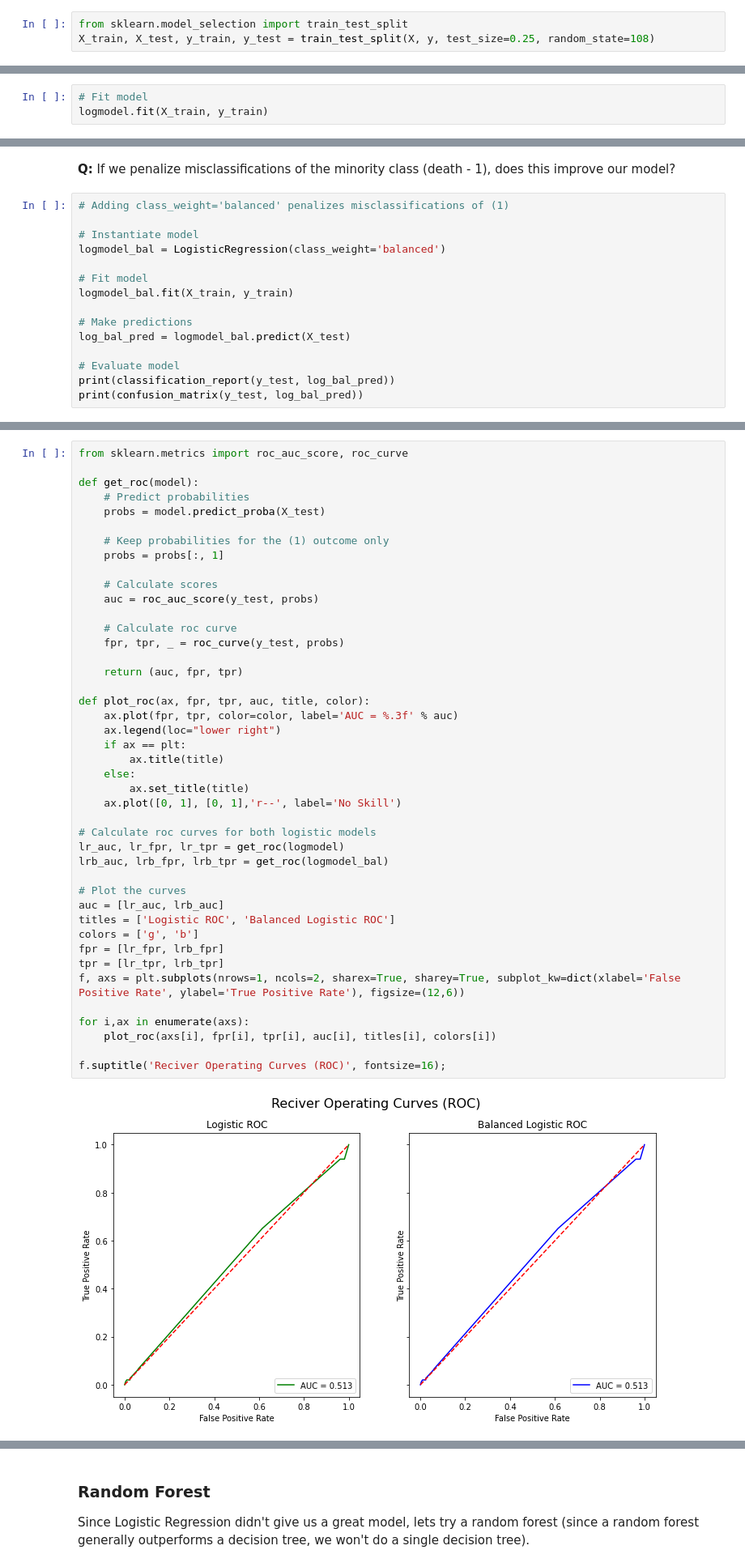
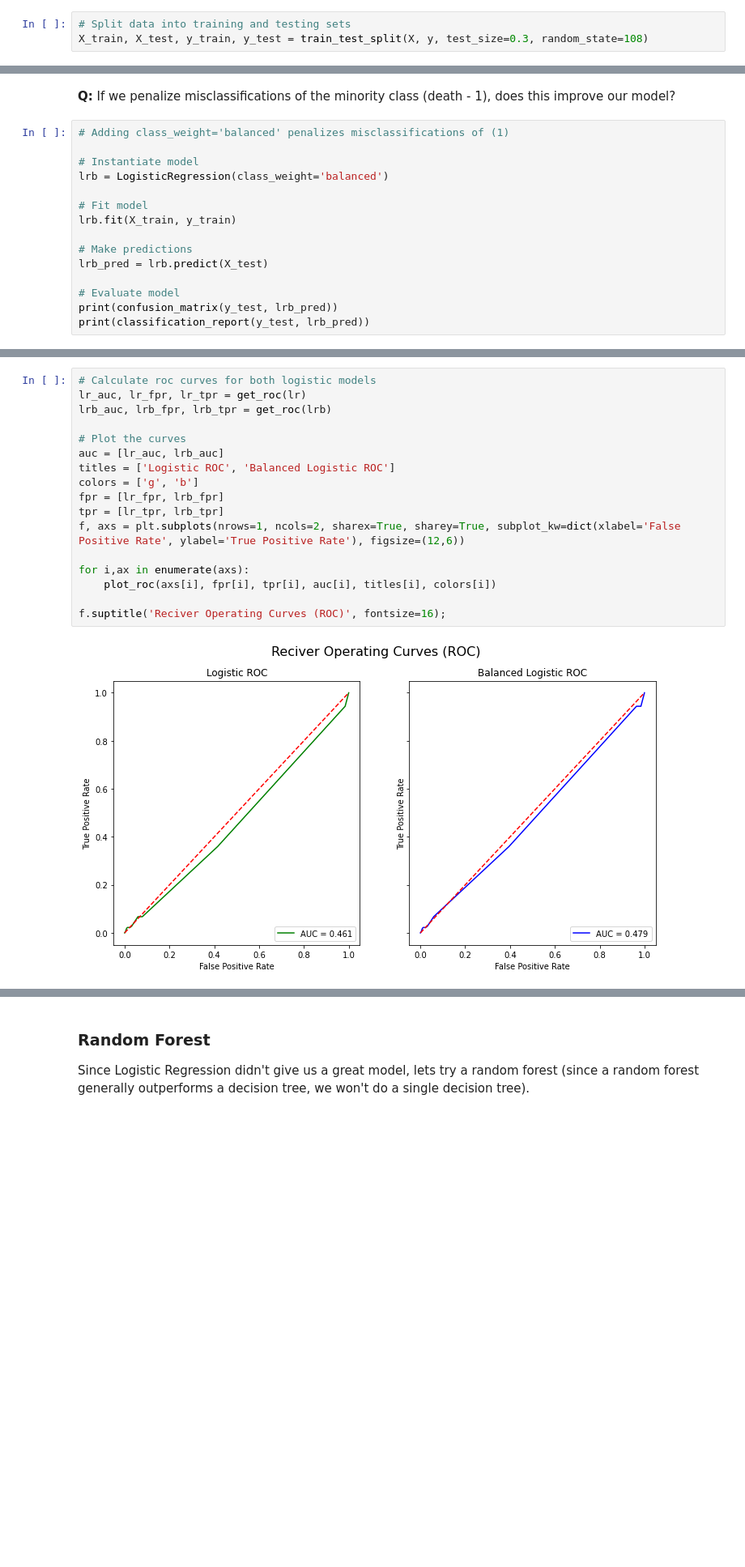
Before and after one commit to kristinamb15/horror-project, a Jupyter notebook: notebooks/a_and_v.ipynb, the cells around one changed output, grey strips where cells are left out. Shown at 81% size. Cells and saved outputs as stored; diff of their text form; blank space fills up the shorter version.

```diff
--- a/notebooks/a_and_v.ipynb
+++ b/notebooks/a_and_v.ipynb
@@ -310,6 +353,6 @@ y = char_ml['killed_True']
 # %%
-from sklearn.model_selection import train_test_split
-X_train, X_test, y_train, y_test = train_test_split(X, y, test_size=0.25, random_state=108)
+# Split data into training and testing sets
+X_train, X_test, y_train, y_test = train_test_split(X, y, test_size=0.3, random_state=108)
 # %% [markdown]
 ### Logistic Regression
 # %%
@@ -320,3 +368,0 @@ logmodel = LogisticRegression()
-# %%
-# Fit model
-logmodel.fit(X_train, y_train)
@@ -386,15 +426,15 @@ Overall, we see poor metrics across the board, and in our confusion matrix, we s
 # Adding class_weight='balanced' penalizes misclassifications of (1)
 
 # Instantiate model
-logmodel_bal = LogisticRegression(class_weight='balanced')
+lrb = LogisticRegression(class_weight='balanced')
 
 # Fit model
-logmodel_bal.fit(X_train, y_train)
+lrb.fit(X_train, y_train)
 
 # Make predictions
-log_bal_pred = logmodel_bal.predict(X_test)
+lrb_pred = lrb.predict(X_test)
 
 # Evaluate model
-print(classification_report(y_test, log_bal_pred))
-print(confusion_matrix(y_test, log_bal_pred))
+print(confusion_matrix(y_test, lrb_pred))
+print(classification_report(y_test, lrb_pred))
 # %% [output]
@@ -416,45 +482,19 @@ In fact, when we compare the Receiver Operating Characteristic Curves (ROC) for
 # %%
-from sklearn.metrics import roc_auc_score, roc_curve
-
-def get_roc(model):
-    # Predict probabilities
-    probs = model.predict_proba(X_test)
-
-    # Keep probabilities for the (1) outcome only
-    probs = probs[:, 1]
-
-    # Calculate scores
-    auc = roc_auc_score(y_test, probs)
-
-    # Calculate roc curve
-    fpr, tpr, _ = roc_curve(y_test, probs)
-
-    return (auc, fpr, tpr)
-
-def plot_roc(ax, fpr, tpr, auc, title, color):
-    ax.plot(fpr, tpr, color=color, label='AUC = %.3f' % auc)
-    ax.legend(loc="lower right")
-    if ax == plt:
-        ax.title(title)
-    else:
-        ax.set_title(title)
-    ax.plot([0, 1], [0, 1],'r--', label='No Skill')
-
 # Calculate roc curves for both logistic models
-lr_auc, lr_fpr, lr_tpr = get_roc(logmodel)
-lrb_auc, lrb_fpr, lrb_tpr = get_roc(logmodel_bal)
+lr_auc, lr_fpr, lr_tpr = get_roc(lr)
+lrb_auc, lrb_fpr, lrb_tpr = get_roc(lrb)
 
 # Plot the curves
 auc = [lr_auc, lrb_auc]
 titles = ['Logistic ROC', 'Balanced Logistic ROC']
 colors = ['g', 'b']
 fpr = [lr_fpr, lrb_fpr]
 tpr = [lr_tpr, lrb_tpr]
 f, axs = plt.subplots(nrows=1, ncols=2, sharex=True, sharey=True, subplot_kw=dict(xlabel='False Positive Rate', ylabel='True Positive Rate'), figsize=(12,6))
 
 for i,ax in enumerate(axs):
     plot_roc(axs[i], fpr[i], tpr[i], auc[i], titles[i], colors[i])
 
 f.suptitle('Reciver Operating Curves (ROC)', fontsize=16);
 # %% [output]
-[figure, old version]
+[figure, new version]
```
Also changed, not shown: parts of 61 cells of this notebook.
